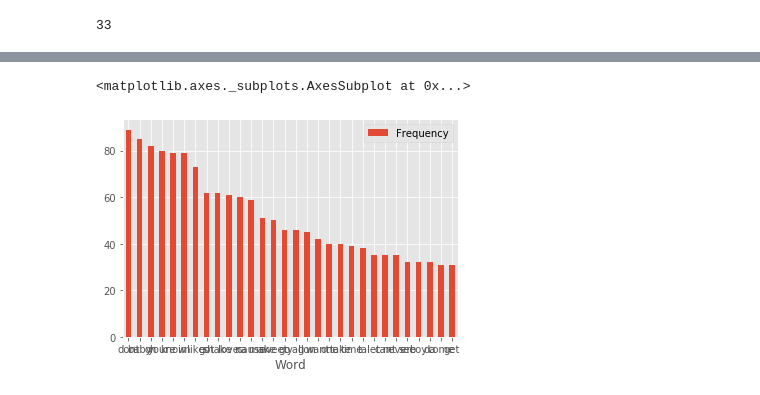
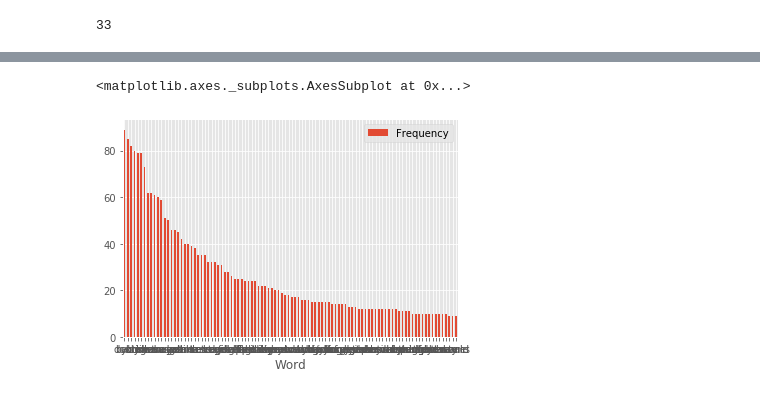
Before and after one commit to aow207/data-studio-projects, a Jupyter notebook: Billboard/Billboard.ipynb, the cells around one changed output, grey strips where cells are left out. Drawn from its saved outputs; the diff is of its cells as text; code cells hidden in the pictures.

```diff
--- a/Billboard/Billboard.ipynb
+++ b/Billboard/Billboard.ipynb
@@ -185,7 +187,7 @@ mariah carey
 mariah carey featuring miguel
 33
 # %%
-top_N = 30
+top_N = 100
 
 txt = mariah['Lyrics'].str.lower().str.replace(r'\|', ' ').str.cat(sep=' ')
 words = nltk.tokenize.word_tokenize(txt)
@@ -227,3 +229,3 @@ All frequencies, including STOPWORDS:
 ============================================================
 <matplotlib.axes._subplots.AxesSubplot at 0x...>
-[figure, old version]
+[figure, new version]
```
Also changed, not shown: parts of 23 cells of this notebook, 40 other files.
